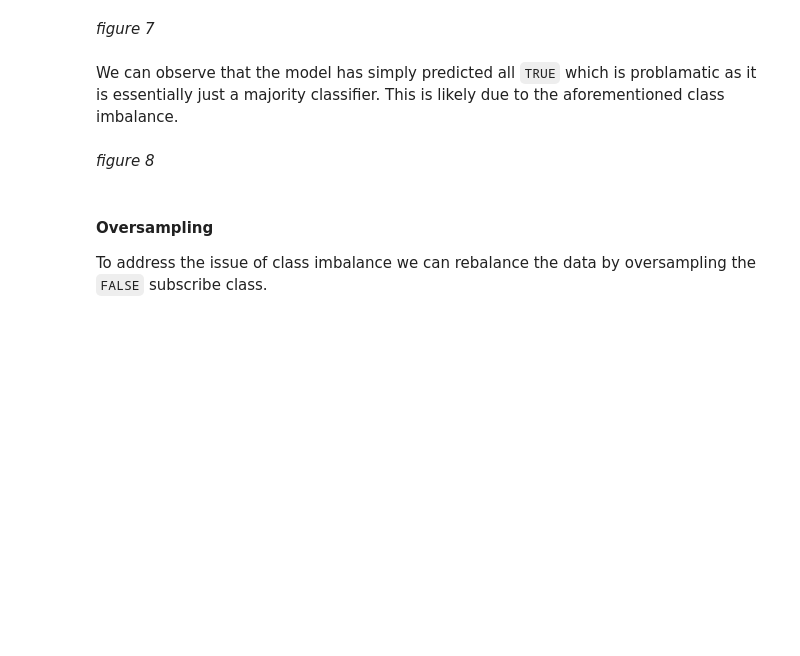
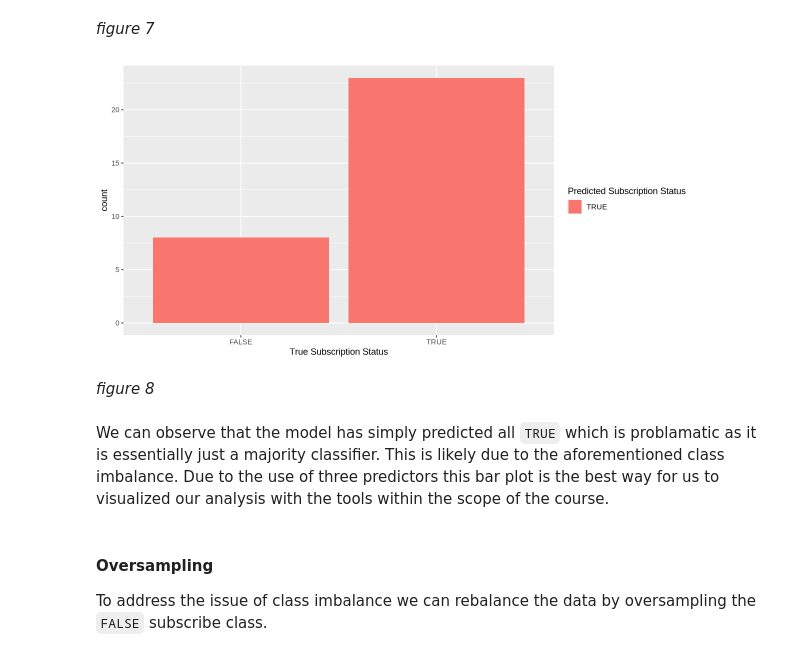
Before and after one commit to skylv777/dsci100_group_project, a Jupyter notebook: group_project.ipynb, the cells around one changed output. Drawn from its saved outputs; the diff is of its cells as text; code cells hidden in the pictures; blank space fills up the shorter version.

Commit message:
Added visualizations

```diff
--- a/group_project.ipynb
+++ b/group_project.ipynb
@@ -312,10 +312,18 @@ Prediction FALSE TRUE
      TRUE      8   23
 # %% [markdown]
 *figure 7*
-# %% [markdown]
-We can observe that the model has simply predicted all `TRUE` which is problamatic as it is essentially just a majority classifier. This is likely due to the aforementioned class imbalance.
+# %%
+conf_plot <- videogame_predict |>
+        ggplot(aes(x = subscribe, fill = .pred_class)) +
+        geom_bar() +
+        labs(x = "True Subscription Status", fill = "Predicted Subscription Status")
+conf_plot
+# %% [output]
+[figure, added]
 # %% [markdown]
 *figure 8*
+# %% [markdown]
+We can observe that the model has simply predicted all `TRUE` which is problamatic as it is essentially just a majority classifier. This is likely due to the aforementioned class imbalance. Due to the use of three predictors this bar plot is the best way for us to visualized our analysis with the tools within the scope of the course.
 # %% [markdown]
 #### Oversampling
 To address the issue of class imbalance we can rebalance the data by oversampling the `FALSE` subscribe class.
```
Also changed, not shown: parts of 4 cells of this notebook.
